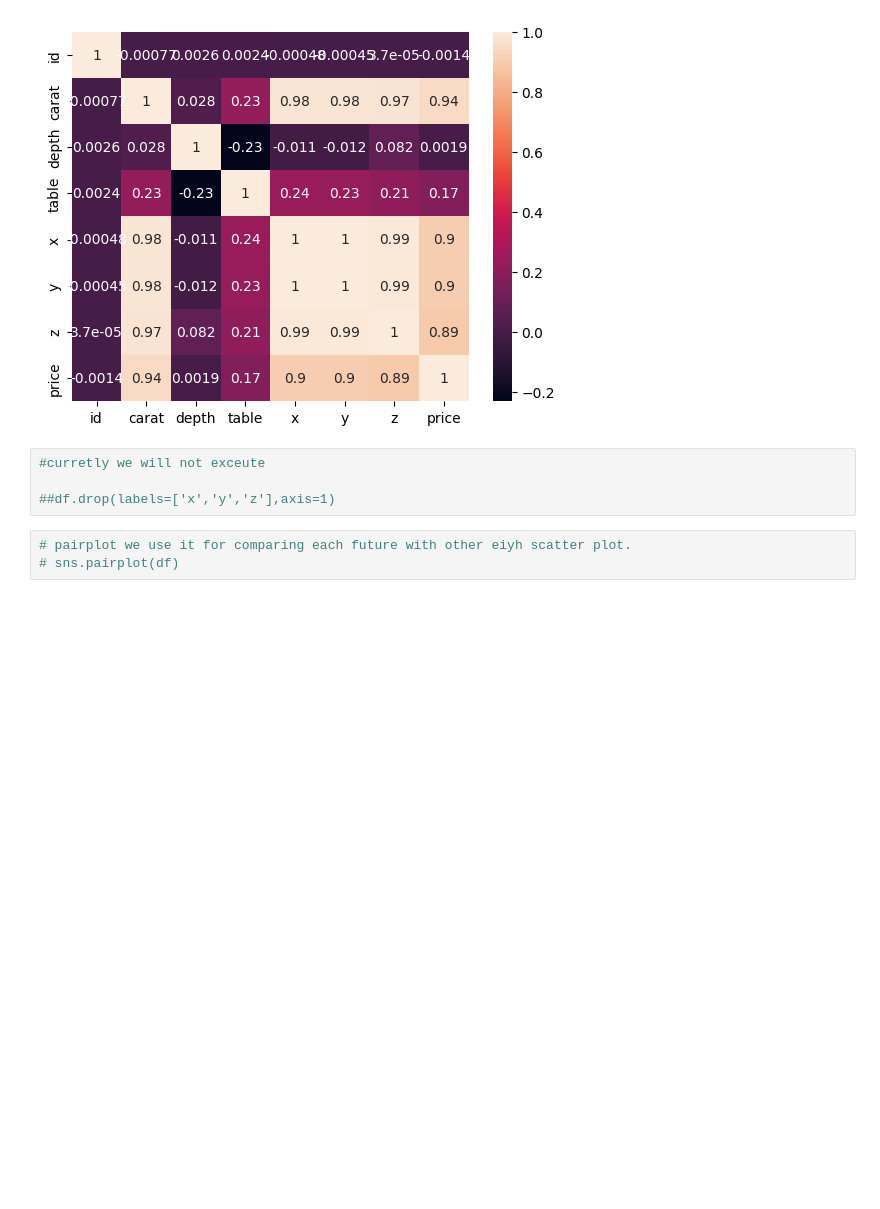
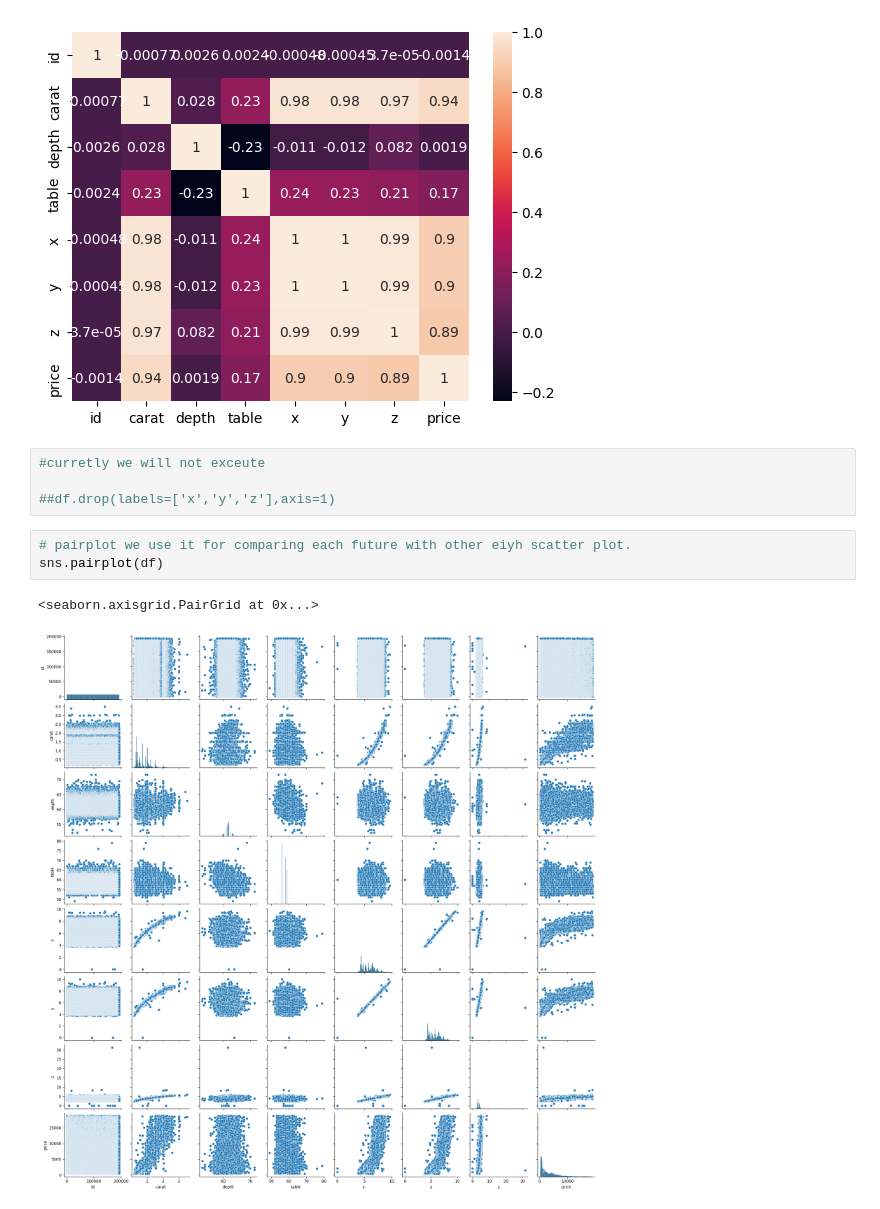
Before and after one commit to maniteja-byte/house-pipeline, a Jupyter notebook: notebooks/EDA.ipynb, the cells around one changed output. Drawn from its saved outputs; the diff is of its cells as text; blank space fills up the shorter version.

```diff
--- a/notebooks/EDA.ipynb
+++ b/notebooks/EDA.ipynb
@@ -203,4 +197,7 @@ sns.heatmap(df.corr(numeric_only=True),annot=True)
 ##df.drop(labels=['x','y','z'],axis=1)
 # %%
 # pairplot we use it for comparing each future with other eiyh scatter plot.
-# sns.pairplot(df)
+sns.pairplot(df)
+# %% [output]
+<seaborn.axisgrid.PairGrid at 0x...>
+[figure, added]
```
Also changed, not shown: parts of 10 cells of this notebook, 2 other files.
